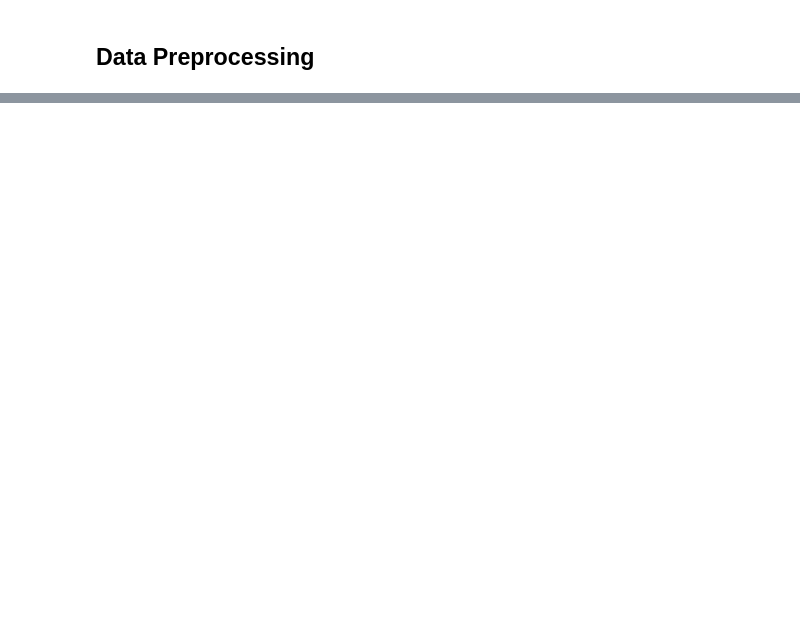
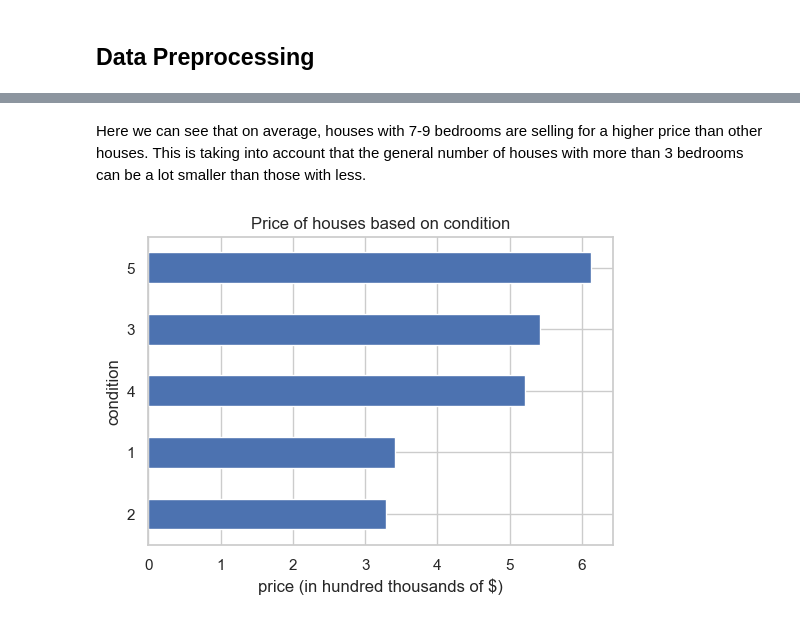
Before and after one commit to KeaganRee/CST383-project2-housing-prices, a Jupyter notebook: Project2.ipynb, the cells around one changed output, grey strips where cells are left out. Saved outputs shown, nothing was run; the diff lists cells and outputs as text; code cells hidden in the pictures; blank space fills up the shorter version.

```diff
--- a/Project2.ipynb
+++ b/Project2.ipynb
@@ -91,0 +75,8 @@ df.sample(10)
+# %% [markdown]
+Here we can see that on average, houses with 7-9 bedrooms are selling for a higher price than other houses. This is taking into account that the general number of houses with more than 3 bedrooms can be a lot smaller than those with less.
+# %%
+(df.groupby(df['condition'])['price'].mean()/100000).sort_values().plot.barh()
+plt.title("Price of houses based on condition")
+plt.xlabel("price (in hundred thousands of $)");
+# %% [output]
+[figure, added]
```
Also changed, not shown: parts of 31 cells of this notebook.
